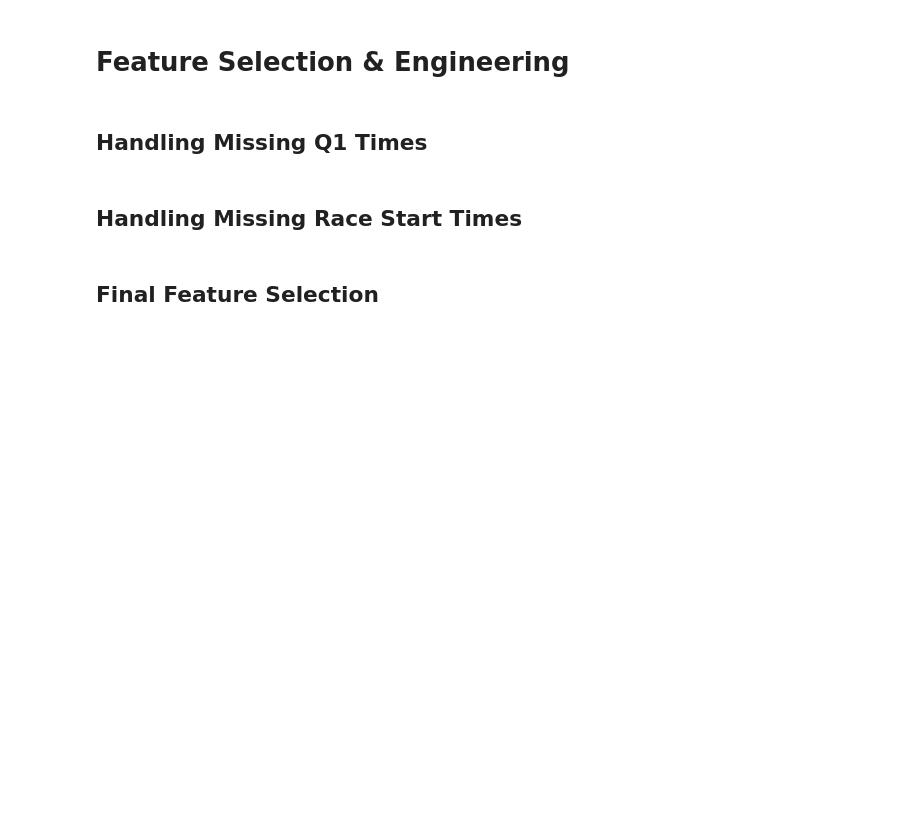
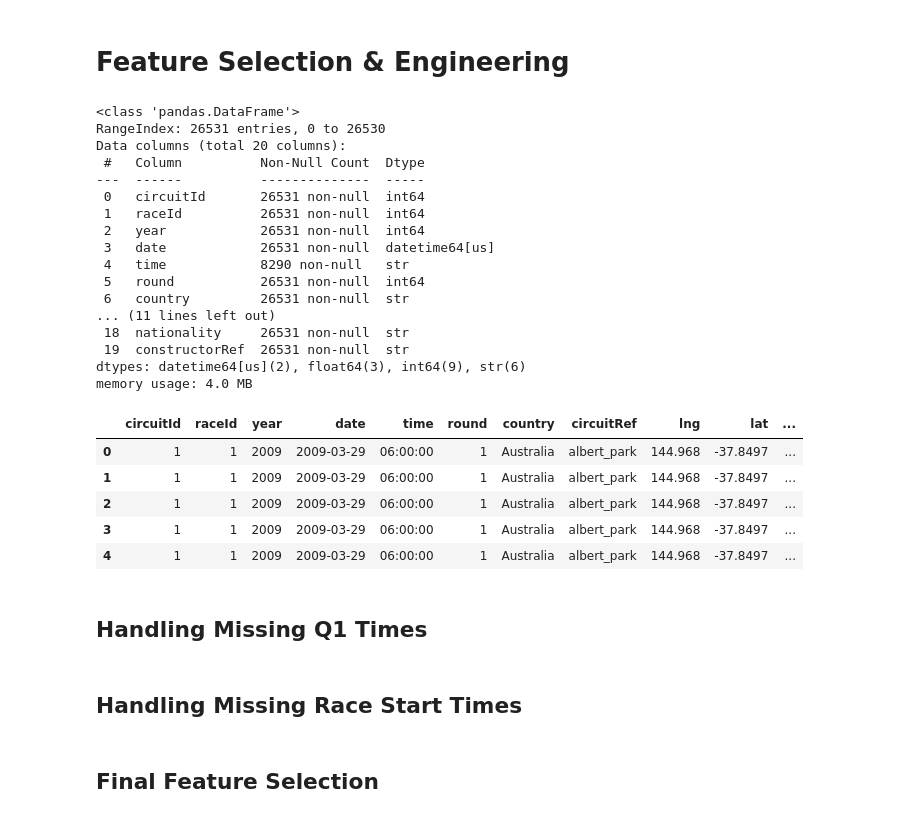
Before and after one commit to EchoKnights/CSEN903-Project, a Jupyter notebook: acl-milestone.ipynb, the cells around one changed output. Saved outputs shown, nothing was run; the diff lists cells and outputs as text; code cells hidden in the pictures; blank space fills up the shorter version.

```diff
--- a/acl-milestone.ipynb
+++ b/acl-milestone.ipynb
@@ -35,7 +38,7 @@ import lime.lime_tabular
 # %% [markdown]
 ## **Loading Data**
 # %%
-base_path = '/kaggle/input/datasets/rohanrao/formula-1-world-championship-1950-2020/'
+base_path = 'C:\\Users\\alyta\\Desktop\\Uni\\Sem 9\\ACL\\Project\\Dataset\\archive\\'
 
 circuits = pd.read_csv(base_path + 'circuits.csv')
 constructor_results = pd.read_csv(base_path + 'constructor_results.csv')
@@ -1082,14 +1578,38 @@ def add_pit_stop_features(modeling_data, results, pit_stops, races):
 # %%
 modeling_data = (
     cleaned_tables['races'][['circuitId', 'raceId', 'year', 'date', 'time', 'round']]
     .merge(cleaned_tables['circuits'][['circuitId', 'country', 'circuitRef', 'lng', 'lat', 'alt']], on = 'circuitId')
     .merge(cleaned_tables['results'][['driverId', 'constructorId', 'raceId', 'grid', 'positionOrder']], on='raceId')
-    .merge(cleaned_tables['qualifying'][['raceId', 'q1']], on= 'raceId', how= 'left')
+    .merge(cleaned_tables['qualifying'][['raceId', 'position', 'driverId']], on= ['raceId', 'driverId'], how= 'left')
     .merge(cleaned_tables['drivers'][['driverId', 'driverRef', 'dob', 'nationality']], on='driverId')
     .merge(cleaned_tables['constructors'][['constructorId', 'constructorRef']], on= 'constructorId')
 )
 
 
 modeling_data.info()
 modeling_data.head()
+# %% [output]
+<class 'pandas.DataFrame'>
+RangeIndex: 26531 entries, 0 to 26530
+Data columns (total 20 columns):
+ #   Column          Non-Null Count  Dtype
+---  ------          --------------  -----
+ 0   circuitId       26531 non-null  int64
+ 1   raceId          26531 non-null  int64
+ 2   year            26531 non-null  int64
+ 3   date            26531 non-null  datetime64[us]
+ 4   time            8290 non-null   str
+ 5   round           26531 non-null  int64
+ 6   country         26531 non-null  str
+... (11 lines left out)
+ 18  nationality     26531 non-null  str
+ 19  constructorRef  26531 non-null  str
+dtypes: datetime64[us](2), float64(3), int64(9), str(6)
+memory usage: 4.0 MB
+|  | circuitId | raceId | year | date | time | round | country | circuitRef | lng | lat | ... |
+| 0 | 1 | 1 | 2009 | 2009-03-29 | 06:00:00 | 1 | Australia | albert_park | 144.968 | -37.8497 | ... |
+| 1 | 1 | 1 | 2009 | 2009-03-29 | 06:00:00 | 1 | Australia | albert_park | 144.968 | -37.8497 | ... |
+| 2 | 1 | 1 | 2009 | 2009-03-29 | 06:00:00 | 1 | Australia | albert_park | 144.968 | -37.8497 | ... |
+| 3 | 1 | 1 | 2009 | 2009-03-29 | 06:00:00 | 1 | Australia | albert_park | 144.968 | -37.8497 | ... |
+| 4 | 1 | 1 | 2009 | 2009-03-29 | 06:00:00 | 1 | Australia | albert_park | 144.968 | -37.8497 | ... |
 # %%
```
Also changed, not shown: parts of 37 cells of this notebook.
